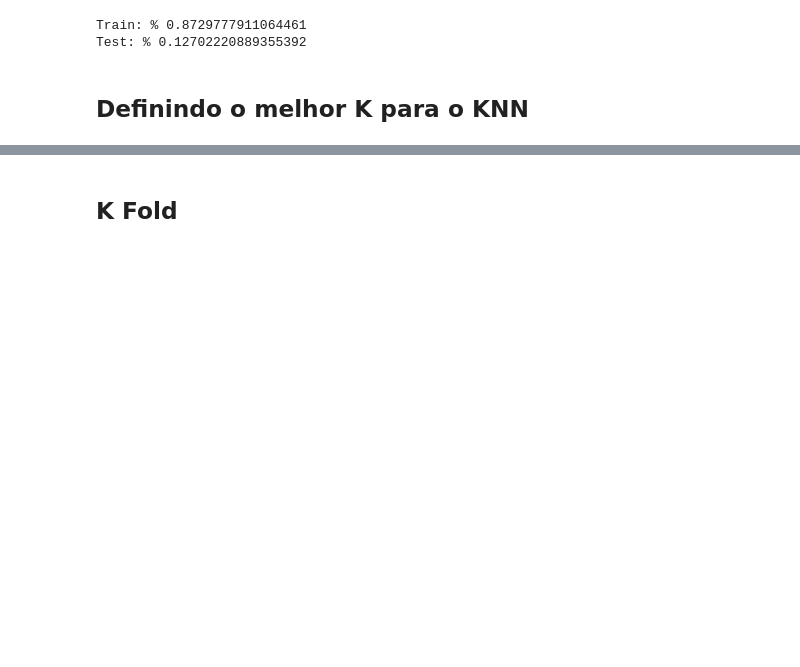
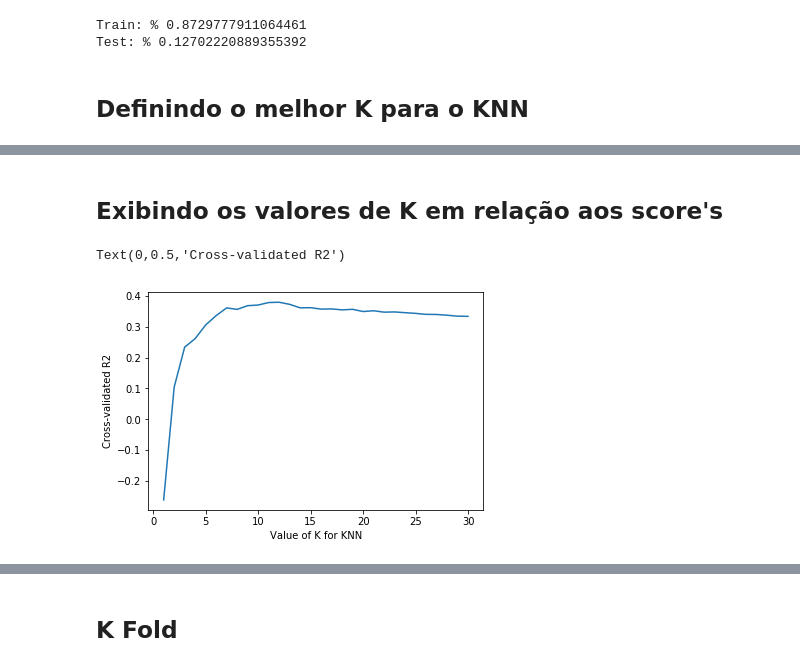
Before and after one commit to Machine-Learning-FGA/BlogFeedback, a Jupyter notebook: models/withextratrees/ExtraTrees + KnnRegressor.ipynb, the cells around one changed output, grey strips where cells are left out. Drawn from its saved outputs; the diff is of its cells as text; code cells hidden in the pictures; blank space fills up the shorter version.

```diff
--- a/models/withextratrees/ExtraTrees + KnnRegressor.ipynb
+++ b/models/withextratrees/ExtraTrees + KnnRegressor.ipynb
@@ -56,3 +56,18 @@ Execution time: 32.219709396362305 seconds
 K Scores List[-0.26176602299649004, 0.10436271289803885, 0.2341841971318742, 0.2620089289806743, 0.30628643092411834, 0.3367006620365746, 0.361723872660865, 0.3569213072827564, 0.36890526172586746, 0. ...
 Length of list 30
 Max of list 0.3800682466924493
+# %% [markdown]
+## Exibindo os valores de K em relação aos score's
+# %%
+# plot how score changes as we vary k
+import matplotlib.pyplot as plt
+%matplotlib inline
+
+# plot the value of K for KNN (x-axis) versus the r2 cross-validated (y-axis)
+# plt.plot(x_axis, y_axis)
+plt.plot(k_range, k_scores)
+plt.xlabel('Value of K for KNN') # Set x label
+plt.ylabel('Cross-validated R2') # Set y label
+# %% [output]
+Text(0,0.5,'Cross-validated R2')
+[figure, added]
```
Also changed, not shown: parts of 6 cells of this notebook, 7 other files.
